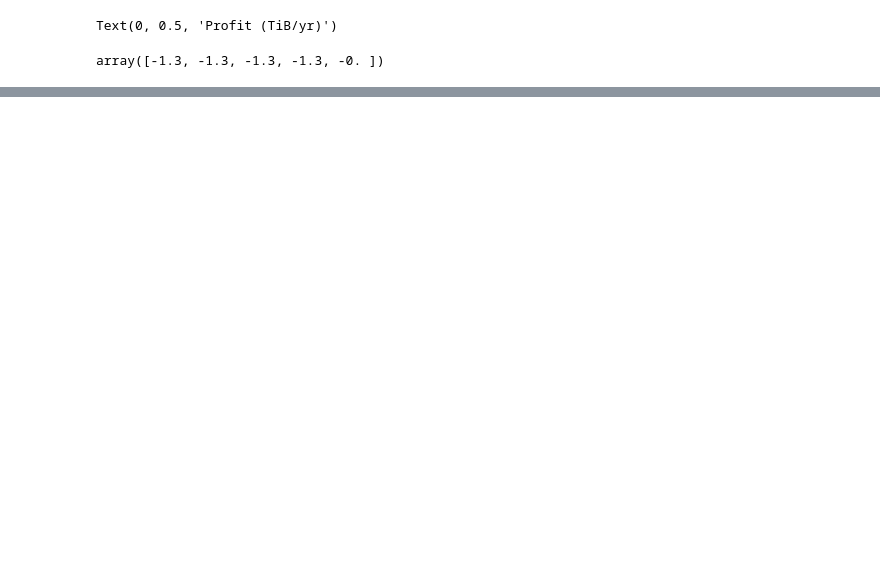
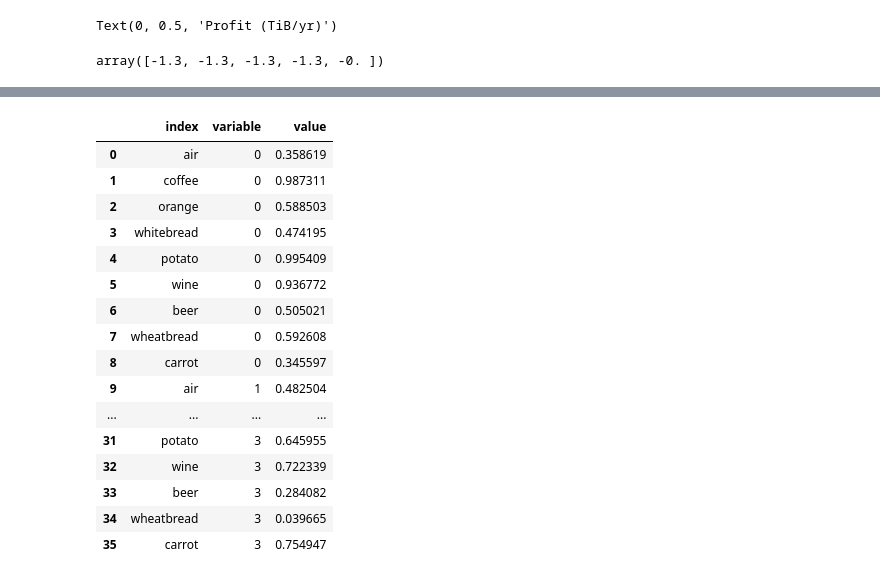
Before and after one commit to protocol/CryptoEconLab, a Jupyter notebook: notebooks/mechafil_jax/filp_experiments/costs.ipynb, the cells around one changed output, grey strips where cells are left out. Drawn from its saved outputs; the diff is of its cells as text; code cells hidden in the pictures; blank space fills up the shorter version.

```diff
--- a/notebooks/mechafil_jax/filp_experiments/costs.ipynb
+++ b/notebooks/mechafil_jax/filp_experiments/costs.ipynb
@@ -296,3 +302,10 @@ plt.tight_layout()
 # %% [output]
 [interactive output not drawn]
 [interactive output not drawn]
+# %%
+import altair as alt
+chart_data = pd.DataFrame(
+    np.random.rand(9, 4),
+    index=["air","coffee","orange","whitebread","potato","wine","beer","wheatbread","carrot"],
+)
+chart_data
@@ -298,0 +323,22 @@ plt.tight_layout()
+# %%
+data = pd.melt(chart_data.reset_index(), id_vars=["index"])
+# %%
+data
+# %% [output]
+|  | index | variable | value |
+| 0 | air | 0 | 0.358619 |
+| 1 | coffee | 0 | 0.987311 |
+| 2 | orange | 0 | 0.588503 |
+| 3 | whitebread | 0 | 0.474195 |
+| 4 | potato | 0 | 0.995409 |
+| 5 | wine | 0 | 0.936772 |
+| 6 | beer | 0 | 0.505021 |
+| 7 | wheatbread | 0 | 0.592608 |
+| 8 | carrot | 0 | 0.345597 |
+| 9 | air | 1 | 0.482504 |
+| ... | ... | ... | ... |
+| 31 | potato | 3 | 0.645955 |
+| 32 | wine | 3 | 0.722339 |
+| 33 | beer | 3 | 0.284082 |
+| 34 | wheatbread | 3 | 0.039665 |
+| 35 | carrot | 3 | 0.754947 |
```
Also changed, not shown: parts of 5 cells of this notebook, 3 other files.
